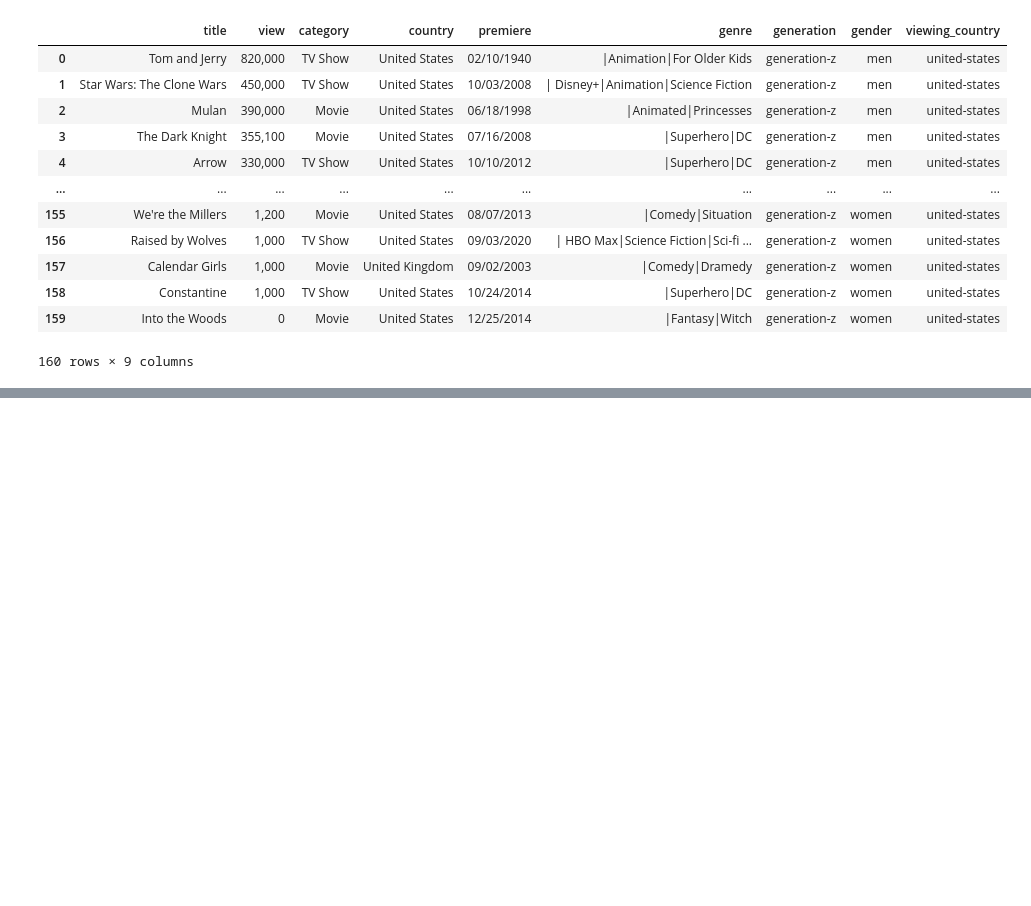
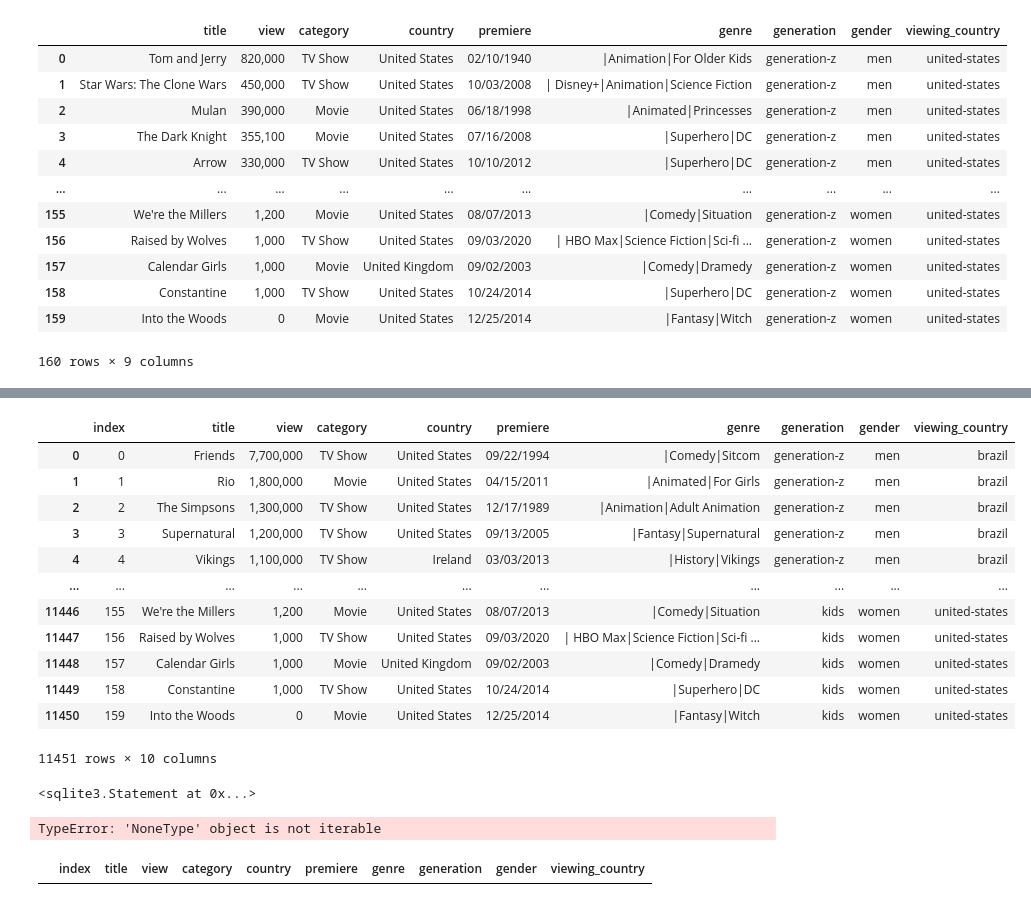
Before and after one commit to julia-claira/Show_Dashboard, a Jupyter notebook: jupyter/add_kids_cat.ipynb, the cells around one changed output, grey strips where cells are left out. Saved outputs shown, nothing was run; the diff lists cells and outputs as text; code cells hidden in the pictures; blank space fills up the shorter version.

```diff
--- a/jupyter/add_kids_cat.ipynb
+++ b/jupyter/add_kids_cat.ipynb
@@ -128,0 +149,28 @@ b.to_sql('flix_shows_kidz', connection, if_exists='fail')
+# %%
+pd.read_sql('select * from flix_shows_kidz',connection)
+# %% [output]
+|  | index | title | view | category | country | premiere | genre | generation | gender | viewing_country |
+| 0 | 0 | Friends | 7,700,000 | TV Show | United States | 09/22/1994 | |Comedy|Sitcom | generation-z | men | brazil |
+| 1 | 1 | Rio | 1,800,000 | Movie | United States | 04/15/2011 | |Animated|For Girls | generation-z | men | brazil |
+| 2 | 2 | The Simpsons | 1,300,000 | TV Show | United States | 12/17/1989 | |Animation|Adult Animation | generation-z | men | brazil |
+| 3 | 3 | Supernatural | 1,200,000 | TV Show | United States | 09/13/2005 | |Fantasy|Supernatural | generation-z | men | brazil |
+| 4 | 4 | Vikings | 1,100,000 | TV Show | Ireland | 03/03/2013 | |History|Vikings | generation-z | men | brazil |
+| ... | ... | ... | ... | ... | ... | ... | ... | ... | ... | ... |
+| 11446 | 155 | We're the Millers | 1,200 | Movie | United States | 08/07/2013 | |Comedy|Situation | kids | women | united-states |
+| 11447 | 156 | Raised by Wolves | 1,000 | TV Show | United States | 09/03/2020 | | HBO Max|Science Fiction|Sci-fi ... | kids | women | united-states |
+| 11448 | 157 | Calendar Girls | 1,000 | Movie | United Kingdom | 09/02/2003 | |Comedy|Dramedy | kids | women | united-states |
+| 11449 | 158 | Constantine | 1,000 | TV Show | United States | 10/24/2014 | |Superhero|DC | kids | women | united-states |
+| 11450 | 159 | Into the Woods | 0 | Movie | United States | 12/25/2014 | |Fantasy|Witch | kids | women | united-states |
+11451 rows × 10 columns
+# %%
+connection('alter table flix_shows_kidz2 rename to flix_shows_kidz')
+# %% [output]
+<sqlite3.Statement at 0x...>
+# %%
+pd.read_sql('delete from flix_shows_kidz where title like "%Aqu%"',connection)
+# %% [output]
+TypeError: 'NoneType' object is not iterable
+# %%
+pd.read_sql('select * from flix_shows_kidz where title like "%Aq"',connection)
+# %% [output]
+|  | index | title | view | category | country | premiere | genre | generation | gender | viewing_country |
```
Also changed, not shown: parts of 14 cells of this notebook, 10 other files.
